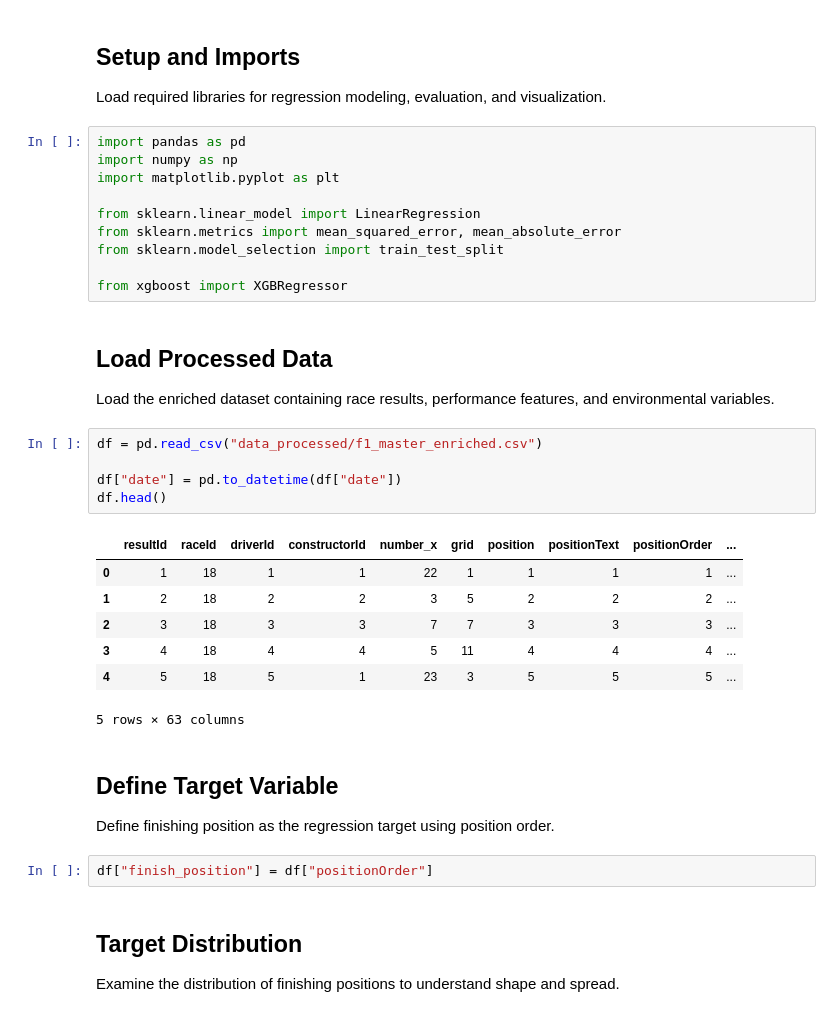
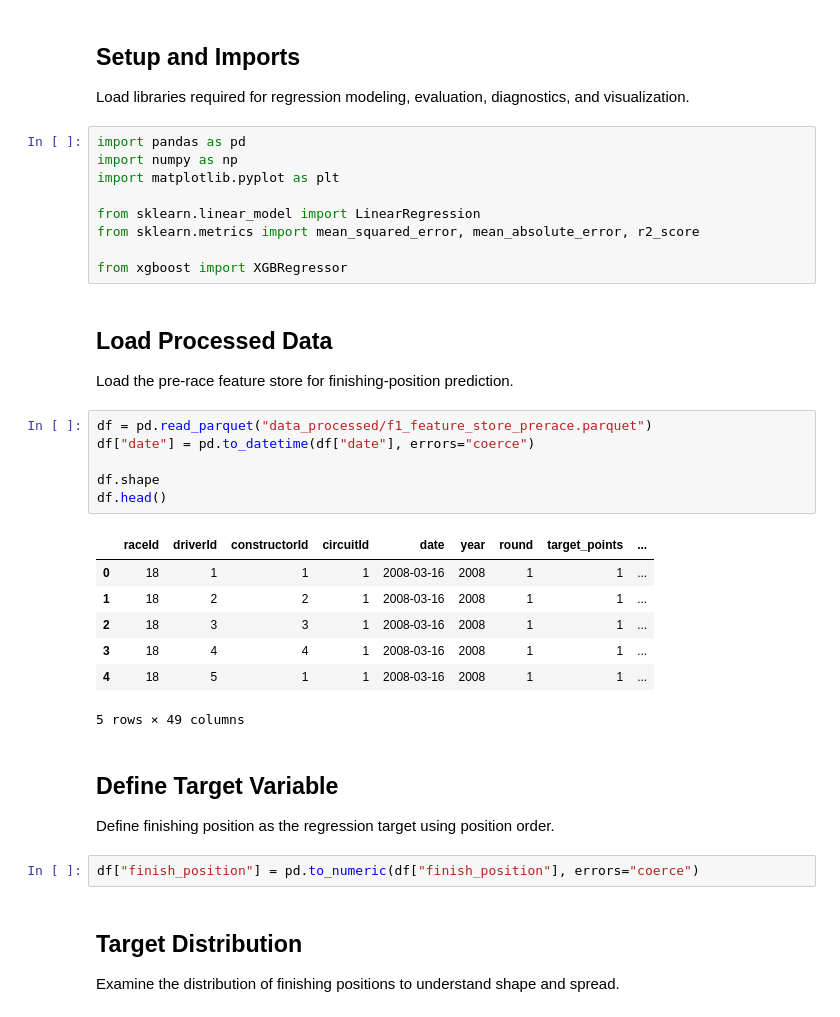
Before and after one commit to blackpaigestone/f1-worldchamp, a Jupyter notebook: 03_finishing_position_regression.ipynb, the cells around one changed output. Cells and saved outputs as stored; diff of their text form.

Commit message:
saving final regression sscript

```diff
--- a/03_finishing_position_regression.ipynb
+++ b/03_finishing_position_regression.ipynb
@@ -1,40 +1,40 @@
 # %% [markdown]
 ## Setup and Imports
 
-Load required libraries for regression modeling, evaluation, and visualization.
+Load libraries required for regression modeling, evaluation, diagnostics, and visualization.
 # %%
 import pandas as pd
 import numpy as np
 import matplotlib.pyplot as plt
 
 from sklearn.linear_model import LinearRegression
-from sklearn.metrics import mean_squared_error, mean_absolute_error
-from sklearn.model_selection import train_test_split
+from sklearn.metrics import mean_squared_error, mean_absolute_error, r2_score
 
 from xgboost import XGBRegressor
 # %% [markdown]
 ## Load Processed Data
 
-Load the enriched dataset containing race results, performance features, and environmental variables.
+Load the pre-race feature store for finishing-position prediction.
 # %%
-df = pd.read_csv("data_processed/f1_master_enriched.csv")
+df = pd.read_parquet("data_processed/f1_feature_store_prerace.parquet")
+df["date"] = pd.to_datetime(df["date"], errors="coerce")
 
-df["date"] = pd.to_datetime(df["date"])
+df.shape
 df.head()
 # %% [output]
-|  | resultId | raceId | driverId | constructorId | number_x | grid | position | positionText | positionOrder | ... |
-| 0 | 1 | 18 | 1 | 1 | 22 | 1 | 1 | 1 | 1 | ... |
-| 1 | 2 | 18 | 2 | 2 | 3 | 5 | 2 | 2 | 2 | ... |
-| 2 | 3 | 18 | 3 | 3 | 7 | 7 | 3 | 3 | 3 | ... |
-| 3 | 4 | 18 | 4 | 4 | 5 | 11 | 4 | 4 | 4 | ... |
-| 4 | 5 | 18 | 5 | 1 | 23 | 3 | 5 | 5 | 5 | ... |
+|  | raceId | driverId | constructorId | circuitId | date | year | round | target_points | ... |
+| 0 | 18 | 1 | 1 | 1 | 2008-03-16 | 2008 | 1 | 1 | ... |
+| 1 | 18 | 2 | 2 | 1 | 2008-03-16 | 2008 | 1 | 1 | ... |
+| 2 | 18 | 3 | 3 | 1 | 2008-03-16 | 2008 | 1 | 1 | ... |
+| 3 | 18 | 4 | 4 | 1 | 2008-03-16 | 2008 | 1 | 1 | ... |
+| 4 | 18 | 5 | 1 | 1 | 2008-03-16 | 2008 | 1 | 1 | ... |
-5 rows × 63 columns
+5 rows × 49 columns
 # %% [markdown]
 ## Define Target Variable
 
 Define finishing position as the regression target using position order.
 # %%
-df["finish_position"] = df["positionOrder"]
+df["finish_position"] = pd.to_numeric(df["finish_position"], errors="coerce")
 # %% [markdown]
 ## Target Distribution
 
```
Also changed, not shown: parts of 65 cells of this notebook.
